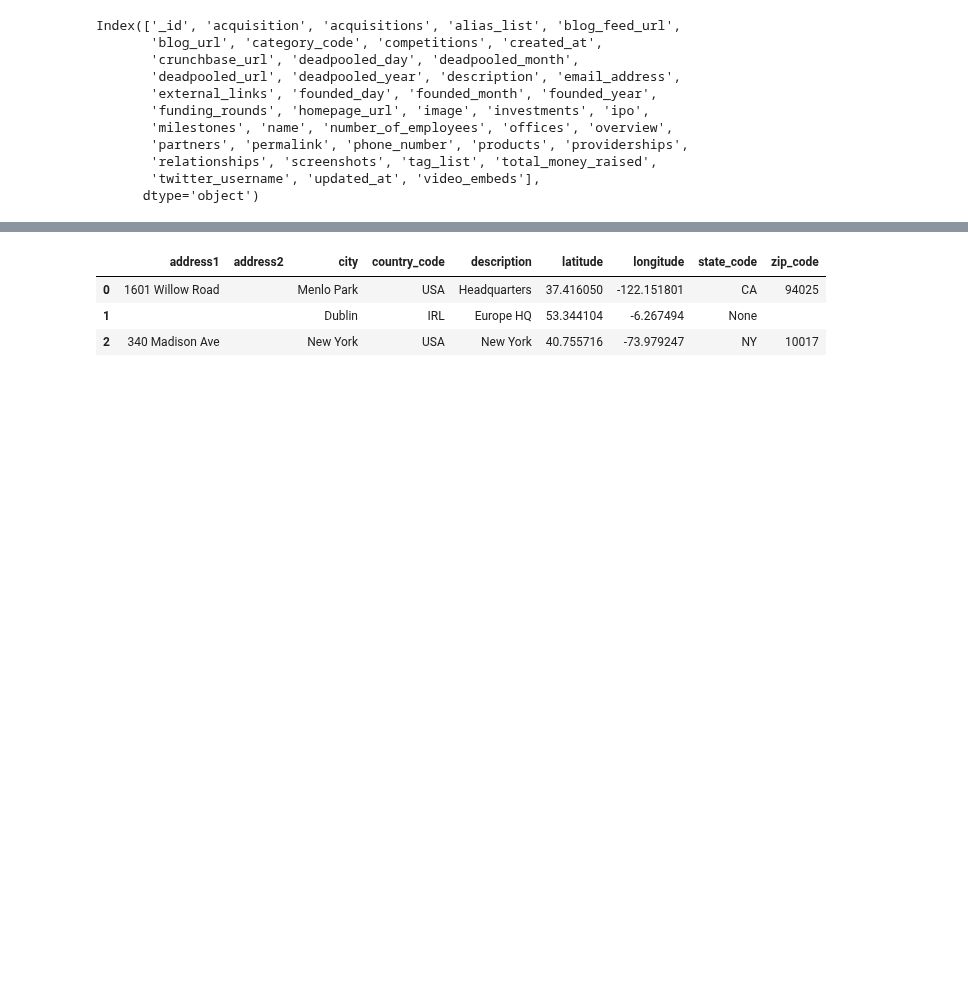
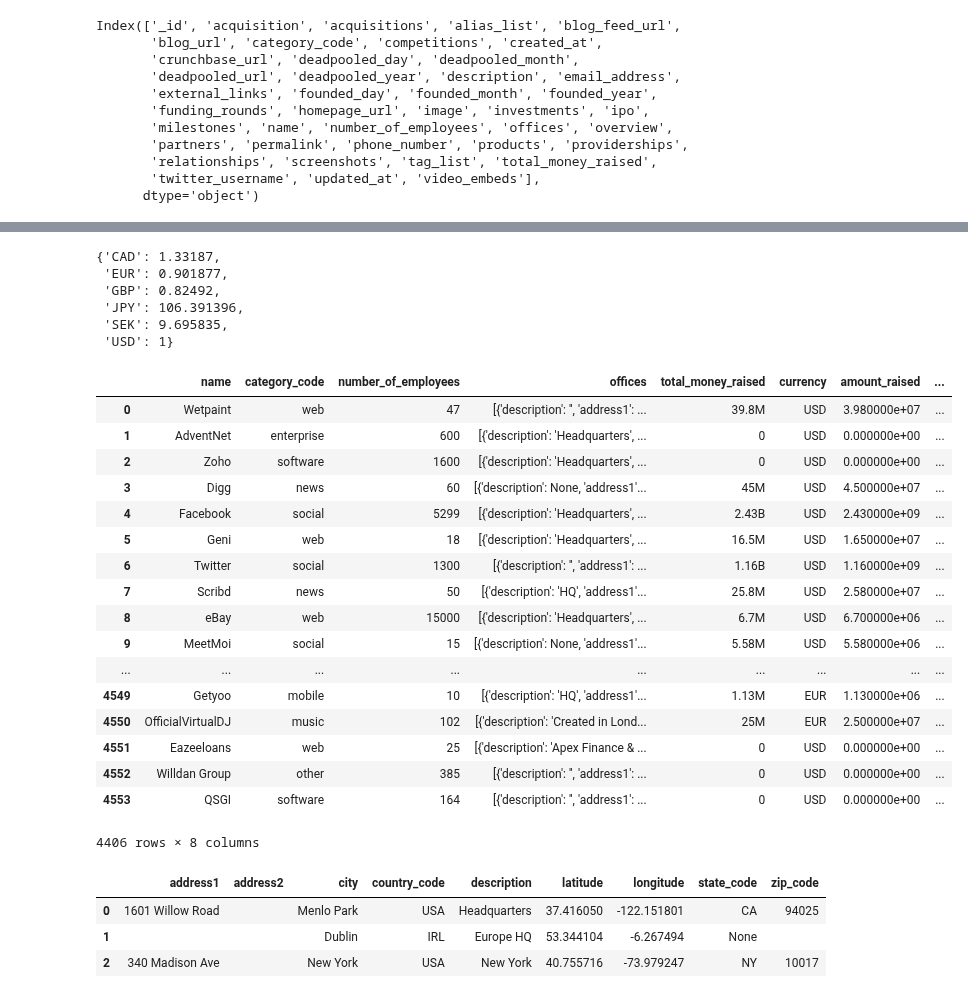
Before and after one commit to aiborra11/Geoquery-project, a Jupyter notebook: Dataset.ipynb, the cells around one changed output, grey strips where cells are left out. Saved outputs shown, nothing was run; the diff lists cells and outputs as text; code cells hidden in the pictures; blank space fills up the shorter version.

```diff
--- a/Dataset.ipynb
+++ b/Dataset.ipynb
@@ -58,0 +114,25 @@ data.head()
+# %%
+#Create a dictionary with the needed exchange rates using an API to obtain real data.
+url = 'https://api.exchangerate-api.com/v4/latest/USD'
+
+# Making our request
+response = requests.get(url)
+api_data = response.json()
+
+api_dataframe = pd.DataFrame(json_normalize(api_data))
+api_dict = {'CAD':api_dataframe['rates.CAD'][0],
+            'EUR':api_dataframe['rates.EUR'][0],
+            'GBP':api_dataframe['rates.GBP'][0],
+            'JPY':api_dataframe['rates.JPY'][0],
+            'SEK':api_dataframe['rates.SEK'][0],
+            'USD':1
+    }
+# %%
+api_dict
+# %% [output]
+{'CAD': 1.33187,
+ 'EUR': 0.901877,
+ 'GBP': 0.82492,
+ 'JPY': 106.391396,
+ 'SEK': 9.695835,
+ 'USD': 1}
@@ -59 +141,29 @@ data.head()
+# %%
+def money_normalizator(df):
+    for symb, value in api_dict.items():
+        if symb in data['currency']:
+            return value*df
+
+data2['normalized'] = data2['amount_raised'].apply(money_normalizator)
+# %%
+data2
+# %% [output]
+|  | name | category_code | number_of_employees | offices | total_money_raised | currency | amount_raised | ... |
+| 0 | Wetpaint | web | 47 | [{'description': '', 'address1': ... | 39.8M | USD | 3.980000e+07 | ... |
+| 1 | AdventNet | enterprise | 600 | [{'description': 'Headquarters', ... | 0 | USD | 0.000000e+00 | ... |
+| 2 | Zoho | software | 1600 | [{'description': 'Headquarters', ... | 0 | USD | 0.000000e+00 | ... |
+| 3 | Digg | news | 60 | [{'description': None, 'address1'... | 45M | USD | 4.500000e+07 | ... |
+| 4 | Facebook | social | 5299 | [{'description': 'Headquarters', ... | 2.43B | USD | 2.430000e+09 | ... |
+| 5 | Geni | web | 18 | [{'description': 'Headquarters', ... | 16.5M | USD | 1.650000e+07 | ... |
+| 6 | Twitter | social | 1300 | [{'description': '', 'address1': ... | 1.16B | USD | 1.160000e+09 | ... |
+| 7 | Scribd | news | 50 | [{'description': 'HQ', 'address1'... | 25.8M | USD | 2.580000e+07 | ... |
+| 8 | eBay | web | 15000 | [{'description': 'Headquarters', ... | 6.7M | USD | 6.700000e+06 | ... |
+| 9 | MeetMoi | social | 15 | [{'description': None, 'address1'... | 5.58M | USD | 5.580000e+06 | ... |
+| ... | ... | ... | ... | ... | ... | ... | ... | ... |
+| 4549 | Getyoo | mobile | 10 | [{'description': 'HQ', 'address1'... | 1.13M | EUR | 1.130000e+06 | ... |
+| 4550 | OfficialVirtualDJ | music | 102 | [{'description': 'Created in Lond... | 25M | EUR | 2.500000e+07 | ... |
+| 4551 | Eazeeloans | web | 25 | [{'description': 'Apex Finance & ... | 0 | USD | 0.000000e+00 | ... |
+| 4552 | Willdan Group | other | 385 | [{'description': '', 'address1': ... | 0 | USD | 0.000000e+00 | ... |
+| 4553 | QSGI | software | 164 | [{'description': '', 'address1': ... | 0 | USD | 0.000000e+00 | ... |
+4406 rows × 8 columns
 # %%
```
Also changed, not shown: parts of 20 cells of this notebook.
